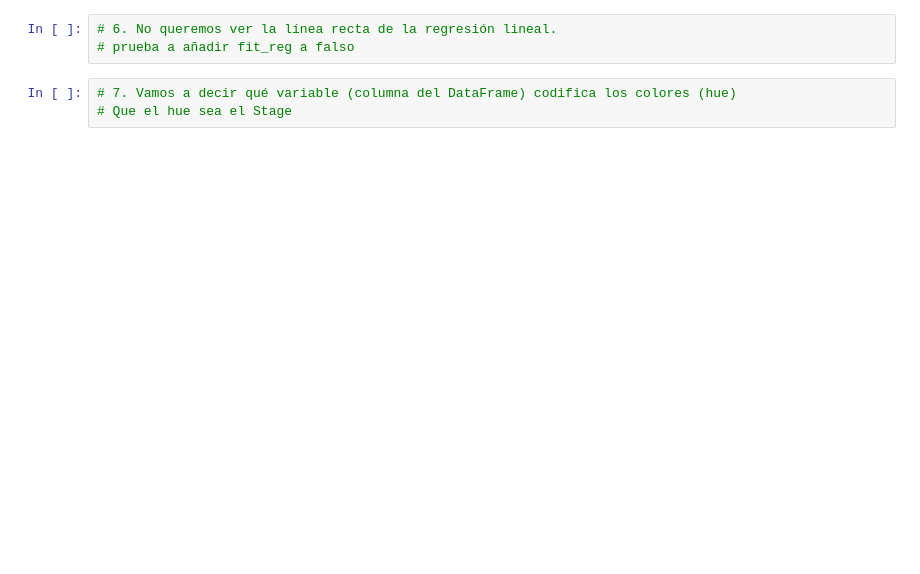
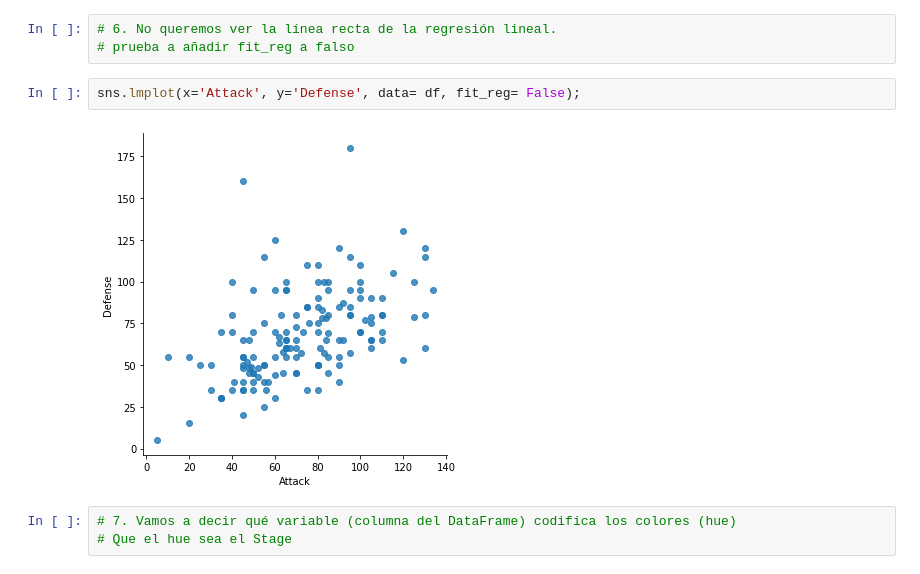
Before and after one commit to arturogzm93/arturo_the_bridge, a Jupyter notebook: 2-Data Analysis/4-Visualizacion/2-Seaborn/ejercicios_Seaborn.ipynb, the cells around one changed output. Cells and saved outputs as stored; diff of their text form; blank space fills up the shorter version.

```diff
--- a/2-Data Analysis/4-Visualizacion/2-Seaborn/ejercicios_Seaborn.ipynb
+++ b/2-Data Analysis/4-Visualizacion/2-Seaborn/ejercicios_Seaborn.ipynb
@@ -24,6 +38,10 @@ UnicodeDecodeError: 'utf-8' codec can't decode byte 0x89 in position 7: invalid
 # %%
 # 6. No queremos ver la línea recta de la regresión lineal.
 # prueba a añadir fit_reg a falso
+# %%
+sns.lmplot(x='Attack', y='Defense', data= df, fit_reg= False);
+# %% [output]
+[figure, added]
 # %%
 # 7. Vamos a decir qué variable (columna del DataFrame) codifica los colores (hue)
 # Que el hue sea el Stage
```
Also changed, not shown: parts of 25 cells of this notebook, 9 other files.
